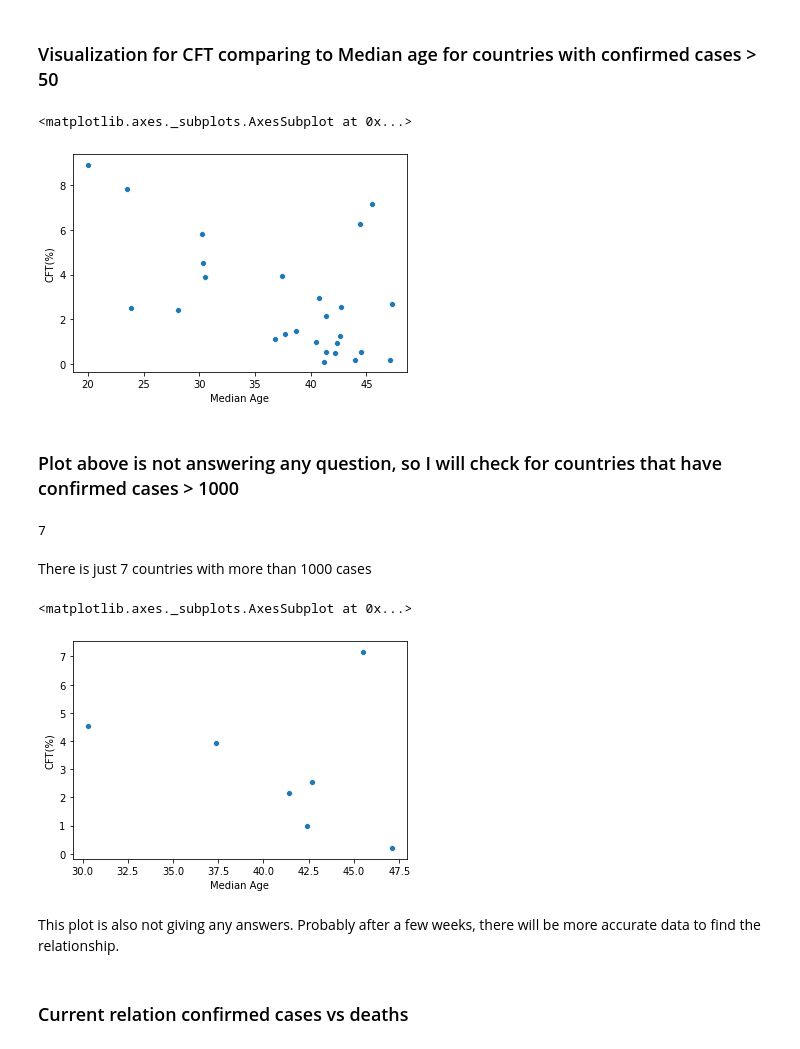
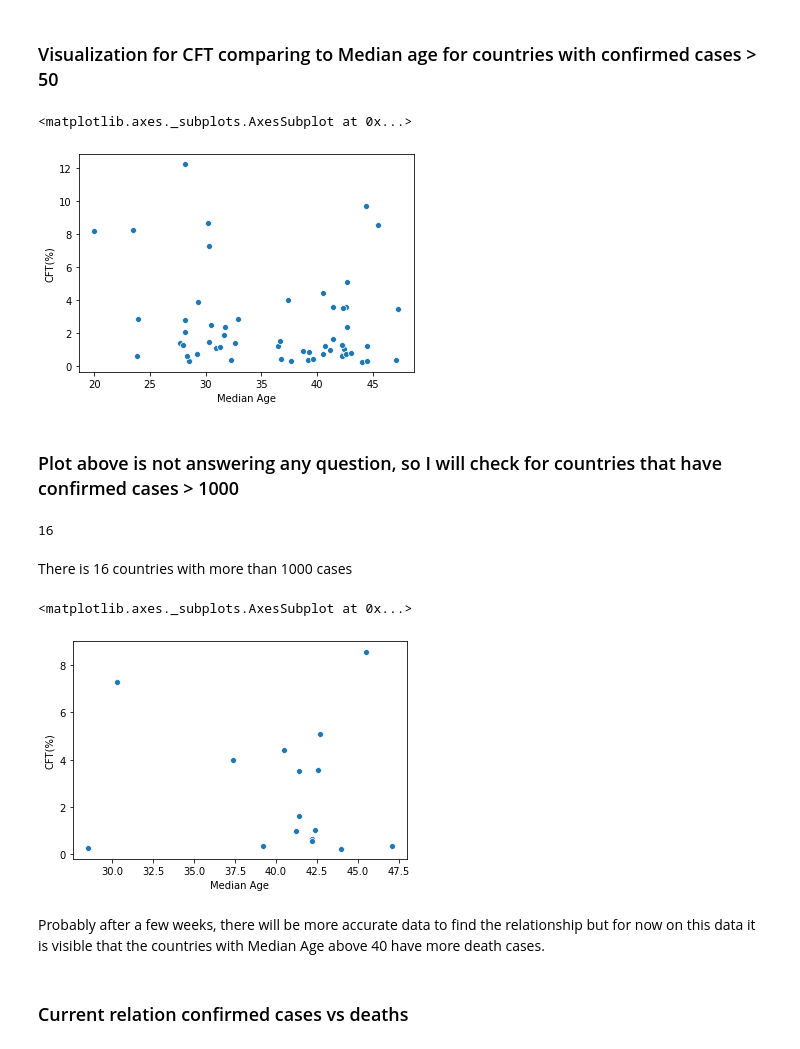
Before and after one commit to Ysbail/Covid-19, a Jupyter notebook: covid_basic_analyse.ipynb, the cells around one changed output. Saved outputs shown, nothing was run; the diff lists cells and outputs as text; code cells hidden in the pictures.

```diff
--- a/covid_basic_analyse.ipynb
+++ b/covid_basic_analyse.ipynb
@@ -195,2 +166,2 @@ grouped_by_country = grouped_by_country.reset_index()
 # %%
-grouped_by_country = pd.merge(grouped_by_country, median_age, on = 'Country/Region')
+covid_19_df = pd.merge(covid_19_df, median_age, on = 'Country/Region')
@@ -198,9 +175,11 @@ grouped_by_country = pd.merge(grouped_by_country, median_age, on = 'Country/Regi
 ### Adding case fatality rate (CFR) to check if there is visible dependency on deaths and median age of country
 # %% [markdown]
 for countries where confirmed cases > 50
+# %%
+covid_19_df_cft = covid_19_df.copy()
 # %%
-grouped_by_country['CFT(%)'] = (grouped_by_country['Deaths']/grouped_by_country['Confirmed'] * 100).round(2)
+covid_19_df_cft['CFT(%)'] = (covid_19_df_cft['Deaths']/covid_19_df_cft['Confirmed'] * 100).round(2)
 # %%
-grouped_by_country_cfr = grouped_by_country[(grouped_by_country['Deaths'] > 0) &
-                                            (grouped_by_country['Confirmed'] > 50)]
+covid_19_df_cft = covid_19_df_cft[(covid_19_df_cft['Deaths'] > 0) &
+                                   (covid_19_df_cft['Confirmed'] > 50)]
 # %%
@@ -226,26 +194,26 @@ grouped_by_country_cfr.sort_values(by=['CFT(%)'], ascending=False).reset_index(d
 # %% [markdown]
 ### Visualization for CFT comparing to Median age for countries with confirmed cases > 50
 # %%
-sns.scatterplot(grouped_by_country_cfr['Median Age'], grouped_by_country_cfr['CFT(%)'])
+sns.scatterplot(covid_19_df_cft['Median Age'], covid_19_df_cft['CFT(%)'])
 # %% [output]
 <matplotlib.axes._subplots.AxesSubplot at 0x...>
-[figure, old version]
+[figure, new version]
 # %% [markdown]
 ### Plot above is not answering any question, so I will check for countries that have confirmed cases > 1000
 # %%
-grouped_by_country_cfr2 = grouped_by_country[(grouped_by_country['Deaths'] > 0) &
-                                             (grouped_by_country['Confirmed'] > 1000)]
-len(grouped_by_country_cfr2)
+covid_19_df_cft = covid_19_df_cft[(covid_19_df_cft['Deaths'] > 0) &
+                                  (covid_19_df_cft['Confirmed'] > 1000)]
+len(covid_19_df_cft)
 # %% [output]
-7
+16
 # %% [markdown]
-There is just 7 countries with more than 1000 cases
+There is 16 countries with more than 1000 cases
 # %%
-sns.scatterplot(grouped_by_country_cfr2['Median Age'], grouped_by_country_cfr2['CFT(%)'])
+sns.scatterplot(covid_19_df_cft['Median Age'], covid_19_df_cft['CFT(%)'])
 # %% [output]
 <matplotlib.axes._subplots.AxesSubplot at 0x...>
-[figure, old version]
+[figure, new version]
 # %% [markdown]
-This plot is also not giving any answers. Probably after a few weeks, there will be more accurate data to find the relationship.
+Probably after a few weeks, there will be more accurate data to find the relationship but for now on this data it is visible that the countries with Median Age above 40 have more death cases.
 # %% [markdown]
 ### Current relation confirmed cases vs deaths
```
Also changed, not shown: parts of 43 cells of this notebook.
